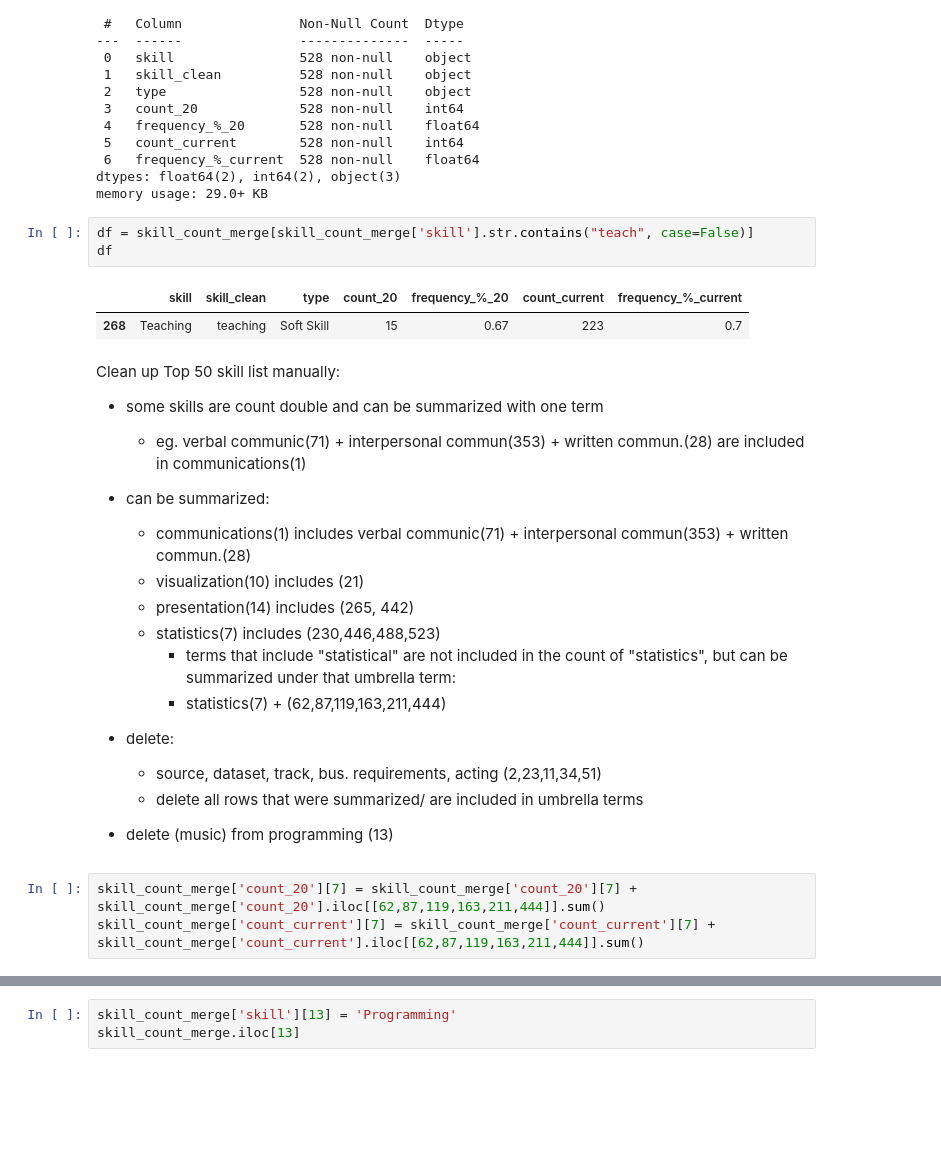
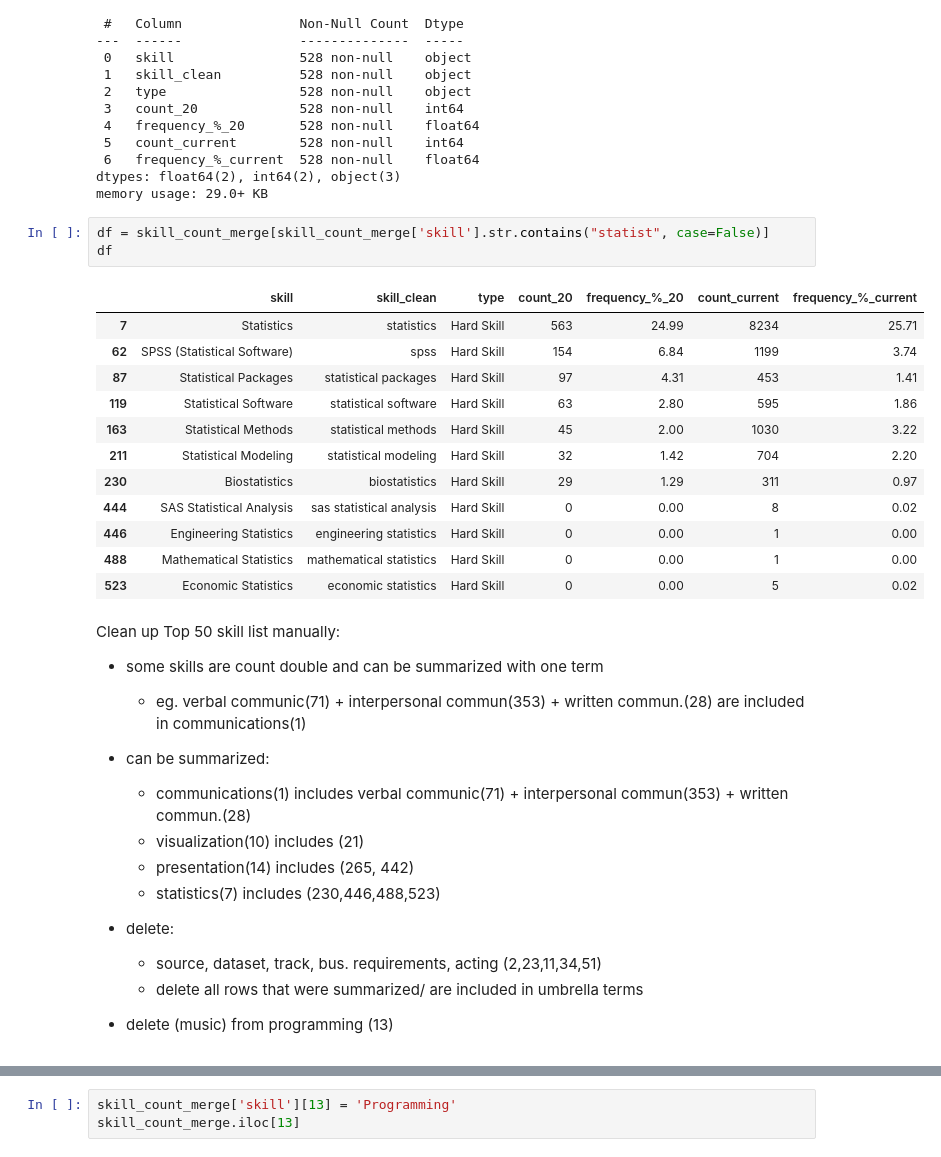
Before and after one commit to KristinaGol/Capstone-Project-DataCVPro, a Jupyter notebook: extract_skill_count_20.ipynb, the cells around one changed output, grey strips where cells are left out. Cells and saved outputs as stored; diff of their text form; blank space fills up the shorter version.

```diff
--- a/extract_skill_count_20.ipynb
+++ b/extract_skill_count_20.ipynb
@@ -423,11 +423,21 @@ Data columns (total 7 columns):
 dtypes: float64(2), int64(2), object(3)
 memory usage: 29.0+ KB
 # %%
-df = skill_count_merge[skill_count_merge['skill'].str.contains("teach", case=False)]
+df = skill_count_merge[skill_count_merge['skill'].str.contains("statist", case=False)]
 df
 # %% [output]
 |  | skill | skill_clean | type | count_20 | frequency_%_20 | count_current | frequency_%_current |
-| 268 | Teaching | teaching | Soft Skill | 15 | 0.67 | 223 | 0.7 |
+| 7 | Statistics | statistics | Hard Skill | 563 | 24.99 | 8234 | 25.71 |
+| 62 | SPSS (Statistical Software) | spss | Hard Skill | 154 | 6.84 | 1199 | 3.74 |
+| 87 | Statistical Packages | statistical packages | Hard Skill | 97 | 4.31 | 453 | 1.41 |
+| 119 | Statistical Software | statistical software | Hard Skill | 63 | 2.80 | 595 | 1.86 |
+| 163 | Statistical Methods | statistical methods | Hard Skill | 45 | 2.00 | 1030 | 3.22 |
+| 211 | Statistical Modeling | statistical modeling | Hard Skill | 32 | 1.42 | 704 | 2.20 |
+| 230 | Biostatistics | biostatistics | Hard Skill | 29 | 1.29 | 311 | 0.97 |
+| 444 | SAS Statistical Analysis | sas statistical analysis | Hard Skill | 0 | 0.00 | 8 | 0.02 |
+| 446 | Engineering Statistics | engineering statistics | Hard Skill | 0 | 0.00 | 1 | 0.00 |
+| 488 | Mathematical Statistics | mathematical statistics | Hard Skill | 0 | 0.00 | 1 | 0.00 |
+| 523 | Economic Statistics | economic statistics | Hard Skill | 0 | 0.00 | 5 | 0.02 |
 # %% [markdown]
 Clean up Top 50 skill list manually:
 - some skills are count double and can be summarized with one term
@@ -437,14 +447,9 @@ Clean up Top 50 skill list manually:
     - visualization(10) includes (21)
     - presentation(14) includes (265, 442)
     - statistics(7) includes (230,446,488,523)
-        - terms that include "statistical" are not included in the count of "statistics", but can be summarized under that umbrella term:
-        - statistics(7) + (62,87,119,163,211,444)
 
 - delete:
     - source, dataset, track, bus. requirements, acting (2,23,11,34,51)
     - delete all rows that were summarized/ are included in umbrella terms
 
 - delete (music) from programming (13)
-# %%
-skill_count_merge['count_20'][7] = skill_count_merge['count_20'][7] + skill_count_merge['count_20'].iloc[[62,87,119,163,211,444]].sum()
-skill_count_merge['count_current'][7] = skill_count_merge['count_current'][7] + skill_count_merge['count_current'].iloc[[62,87,119,163,211,444]].sum()
```
Also changed, not shown: parts of 3 cells of this notebook, 1 other file.
